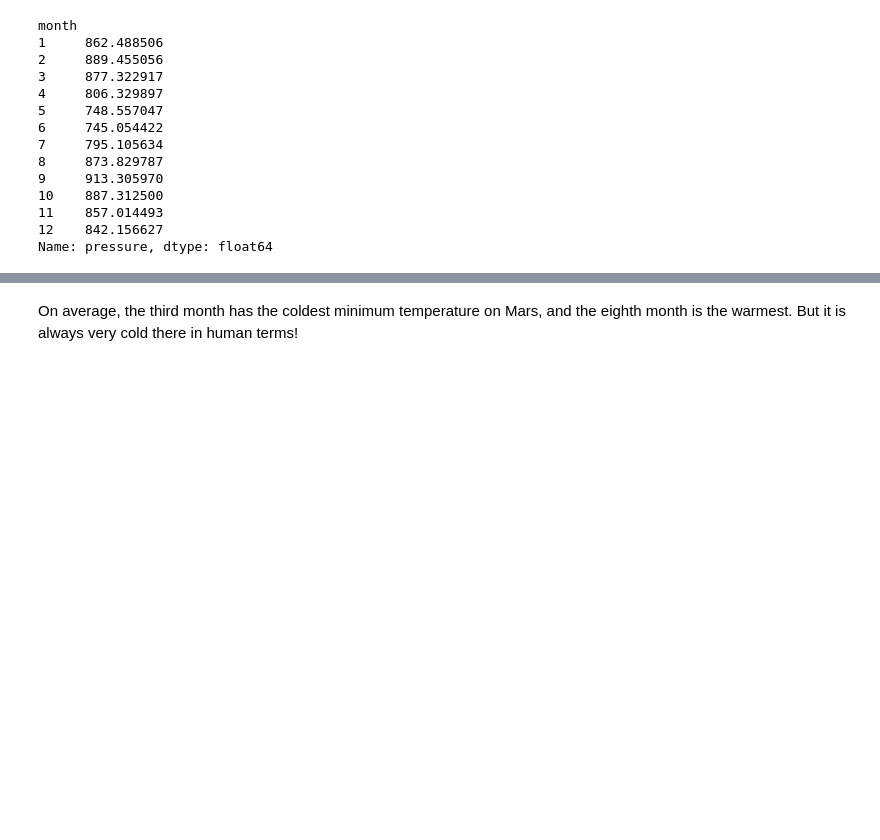
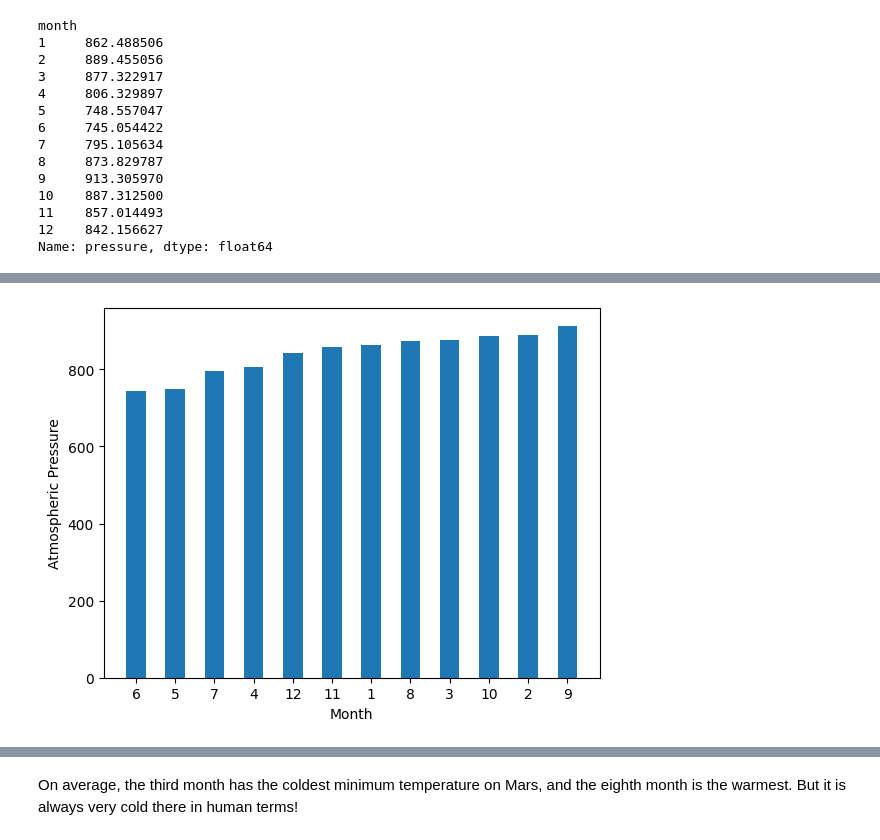
Before and after one commit to caitepley/Module-11-Challenge, a Jupyter notebook: part_2_mars_weather.ipynb, the cells around one changed output, grey strips where cells are left out. Saved outputs shown, nothing was run; the diff lists cells and outputs as text; code cells hidden in the pictures; blank space fills up the shorter version.

```diff
--- a/part_2_mars_weather.ipynb
+++ b/part_2_mars_weather.ipynb
@@ -162,5 +188,7 @@ Name: min_temp, dtype: float64
 # %%
 # 4. Average pressure by Martian month
+avg_pressure = mars_weather_df['pressure'].groupby(mars_weather_df['month']).mean()
+avg_pressure
 # %% [output]
 month
 1     862.488506
@@ -183,2 +207,14 @@ Name: pressure, dtype: float64
+# %%
+# Plot the average pressure by month
+sorted_avg = avg_pressure.sort_values()
+months = sorted_avg.index
+pressures = sorted_avg.values
+plt.bar(range(len(pressures)),pressures,width=0.5)
+plt.xticks(range(len(months)), months)
+plt.xlabel('Month')
+plt.ylabel('Atmospheric Pressure')
+plt.show()
+# %% [output]
+[figure, added]
 # %%
 # 5. How many terrestrial (earth) days are there in a Martian year?
```
Also changed, not shown: parts of 13 cells of this notebook, 1 other file.
